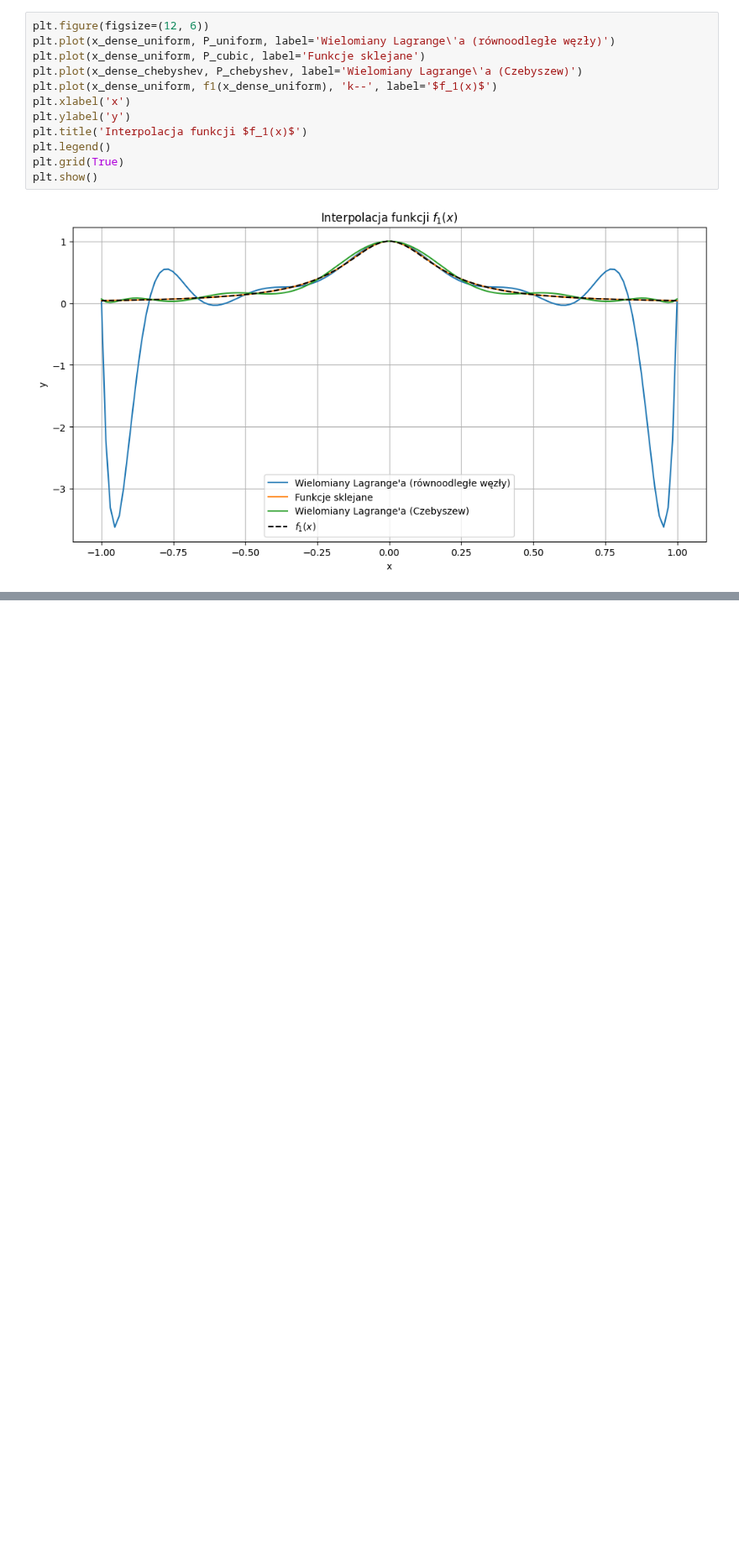
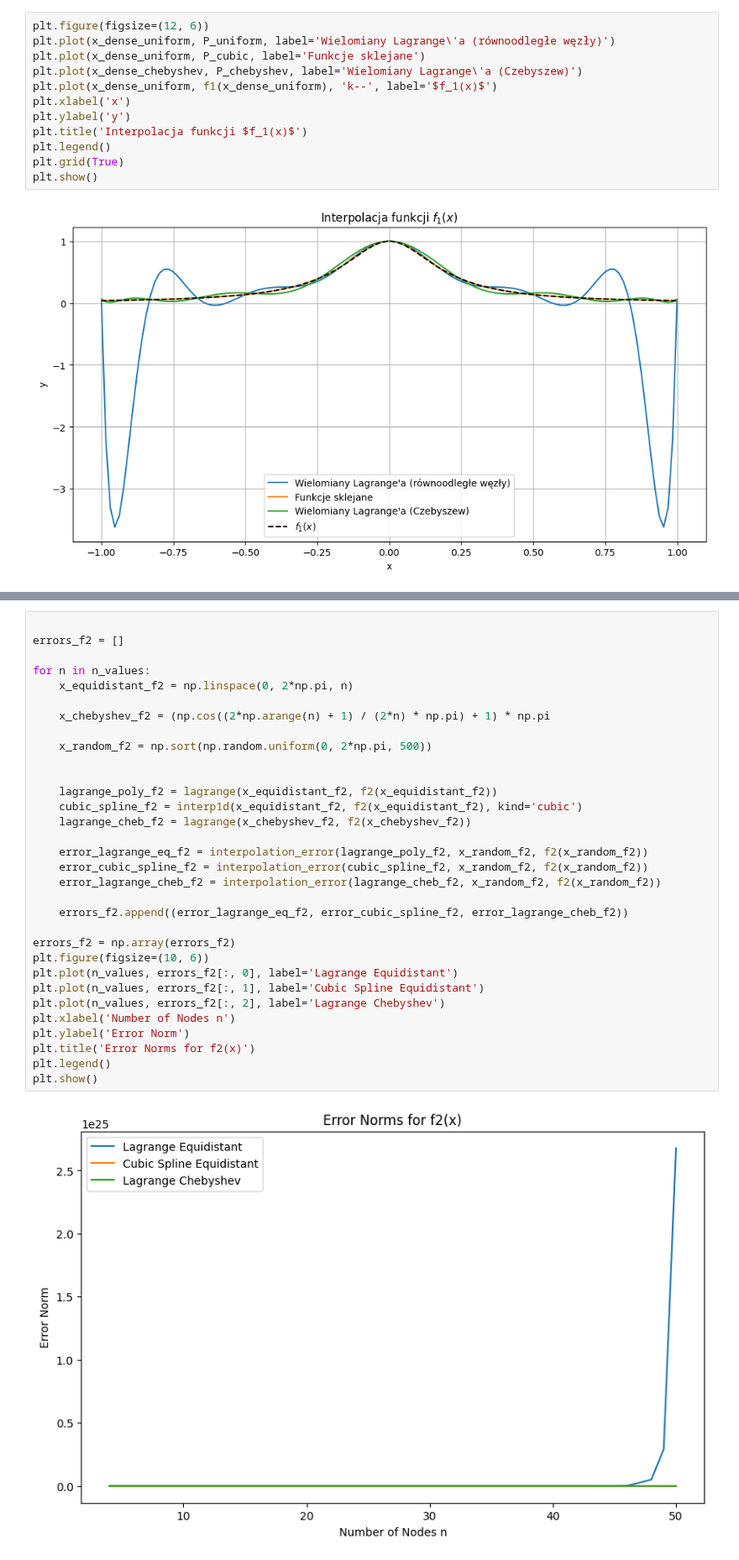
Before and after one commit to biganton/MOWNIT, a Jupyter notebook: lab4/lab4.ipynb, the cells around one changed output, grey strips where cells are left out. Shown at 84% size. Saved outputs shown, nothing was run; the diff lists cells and outputs as text; blank space fills up the shorter version.

```diff
--- a/lab4/lab4.ipynb
+++ b/lab4/lab4.ipynb
@@ -96,0 +184,34 @@ plt.show()
+# %%
+
+errors_f2 = []
+
+for n in n_values:
+    x_equidistant_f2 = np.linspace(0, 2*np.pi, n)
+
+    x_chebyshev_f2 = (np.cos((2*np.arange(n) + 1) / (2*n) * np.pi) + 1) * np.pi
+
+    x_random_f2 = np.sort(np.random.uniform(0, 2*np.pi, 500))
+
+
+    lagrange_poly_f2 = lagrange(x_equidistant_f2, f2(x_equidistant_f2))
+    cubic_spline_f2 = interp1d(x_equidistant_f2, f2(x_equidistant_f2), kind='cubic')
+    lagrange_cheb_f2 = lagrange(x_chebyshev_f2, f2(x_chebyshev_f2))
+
+    error_lagrange_eq_f2 = interpolation_error(lagrange_poly_f2, x_random_f2, f2(x_random_f2))
+    error_cubic_spline_f2 = interpolation_error(cubic_spline_f2, x_random_f2, f2(x_random_f2))
+    error_lagrange_cheb_f2 = interpolation_error(lagrange_cheb_f2, x_random_f2, f2(x_random_f2))
+
+    errors_f2.append((error_lagrange_eq_f2, error_cubic_spline_f2, error_lagrange_cheb_f2))
+
+errors_f2 = np.array(errors_f2)
+plt.figure(figsize=(10, 6))
+plt.plot(n_values, errors_f2[:, 0], label='Lagrange Equidistant')
+plt.plot(n_values, errors_f2[:, 1], label='Cubic Spline Equidistant')
+plt.plot(n_values, errors_f2[:, 2], label='Lagrange Chebyshev')
+plt.xlabel('Number of Nodes n')
+plt.ylabel('Error Norm')
+plt.title('Error Norms for f2(x)')
+plt.legend()
+plt.show()
+# %% [output]
+[figure, added]
```
Also changed, not shown: parts of 3 cells of this notebook.
